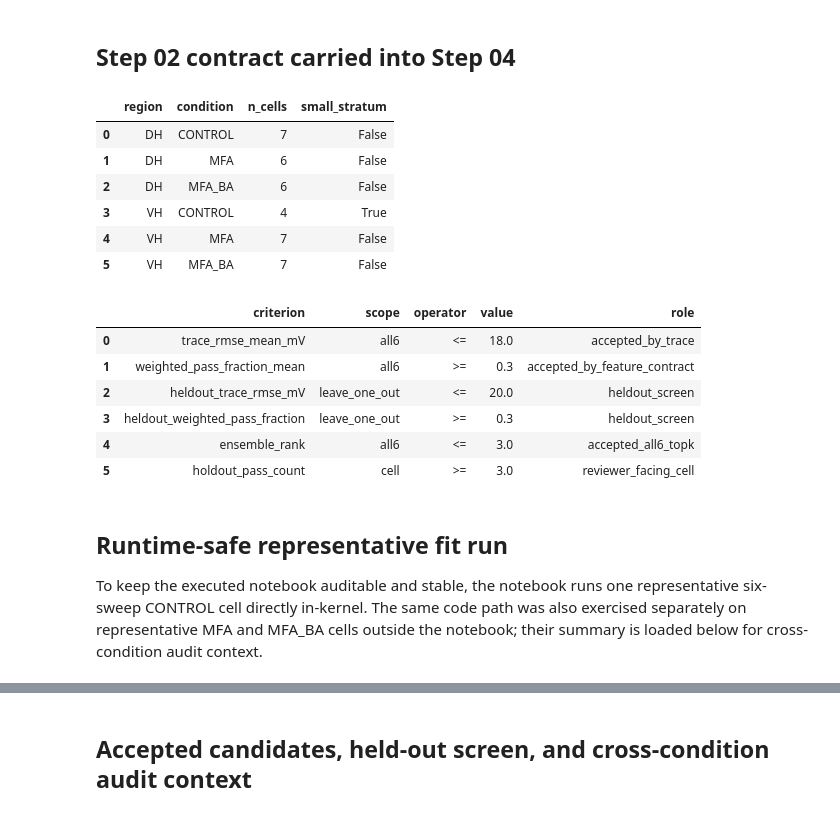
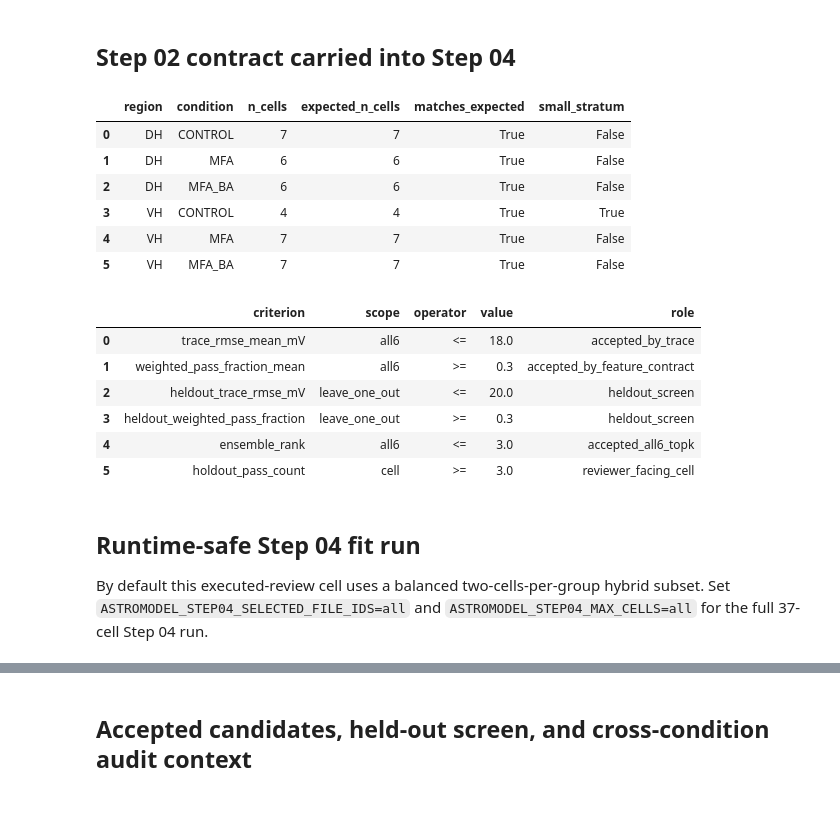
Before and after one commit to doxav/astromodel_proving, a Jupyter notebook: outputs/executed_notebooks/04_cell_specific_six_sweep_fitting.ipynb, the cells around one changed output, grey strips where cells are left out. Saved outputs shown, nothing was run; the diff lists cells and outputs as text; code cells hidden in the pictures.

```diff
--- a/outputs/executed_notebooks/04_cell_specific_six_sweep_fitting.ipynb
+++ b/outputs/executed_notebooks/04_cell_specific_six_sweep_fitting.ipynb
@@ -178,18 +251,19 @@ assert (probe_df['status'] == 'exact_within_float_tolerance').all()
 # %% [markdown]
 ## Step 02 contract carried into Step 04
 # %%
-region_counts = pd.read_csv(PROJECT_ROOT / 'outputs' / 'features' / 'region_condition_cell_counts.csv')
+step02_outputs = load_step02_outputs_or_run(PROJECT_ROOT, reuse_existing=True)
+region_counts = step02_outputs['region_condition_cell_counts']
 display(region_counts)
 contract = acceptance_contract_table()
 display(contract)
 # %% [output]
-|  | region | condition | n_cells | small_stratum |
-| 0 | DH | CONTROL | 7 | False |
-| 1 | DH | MFA | 6 | False |
-| 2 | DH | MFA_BA | 6 | False |
-| 3 | VH | CONTROL | 4 | True |
-| 4 | VH | MFA | 7 | False |
-| 5 | VH | MFA_BA | 7 | False |
+|  | region | condition | n_cells | expected_n_cells | matches_expected | small_stratum |
+| 0 | DH | CONTROL | 7 | 7 | True | False |
+| 1 | DH | MFA | 6 | 6 | True | False |
+| 2 | DH | MFA_BA | 6 | 6 | True | False |
+| 3 | VH | CONTROL | 4 | 4 | True | True |
+| 4 | VH | MFA | 7 | 7 | True | False |
+| 5 | VH | MFA_BA | 7 | 7 | True | False |
 |  | criterion | scope | operator | value | role |
 | 0 | trace_rmse_mean_mV | all6 | <= | 18.0 | accepted_by_trace |
 | 1 | weighted_pass_fraction_mean | all6 | >= | 0.3 | accepted_by_feature_contract |
@@ -198,7 +272,7 @@ display(contract)
 | 4 | ensemble_rank | all6 | <= | 3.0 | accepted_all6_topk |
 | 5 | holdout_pass_count | cell | >= | 3.0 | reviewer_facing_cell |
 # %% [markdown]
-## Runtime-safe representative fit run
+## Runtime-safe Step 04 fit run
 
-To keep the executed notebook auditable and stable, the notebook runs one representative six-sweep CONTROL cell directly in-kernel. The same code path was also exercised separately on representative MFA and MFA_BA cells outside the notebook; their summary is loaded below for cross-condition audit context.
+By default this executed-review cell uses a balanced two-cells-per-group hybrid subset. Set `ASTROMODEL_STEP04_SELECTED_FILE_IDS=all` and `ASTROMODEL_STEP04_MAX_CELLS=all` for the full 37-cell Step 04 run.
 # %%
```
Also changed, not shown: parts of 6 cells of this notebook, 56 other files.
